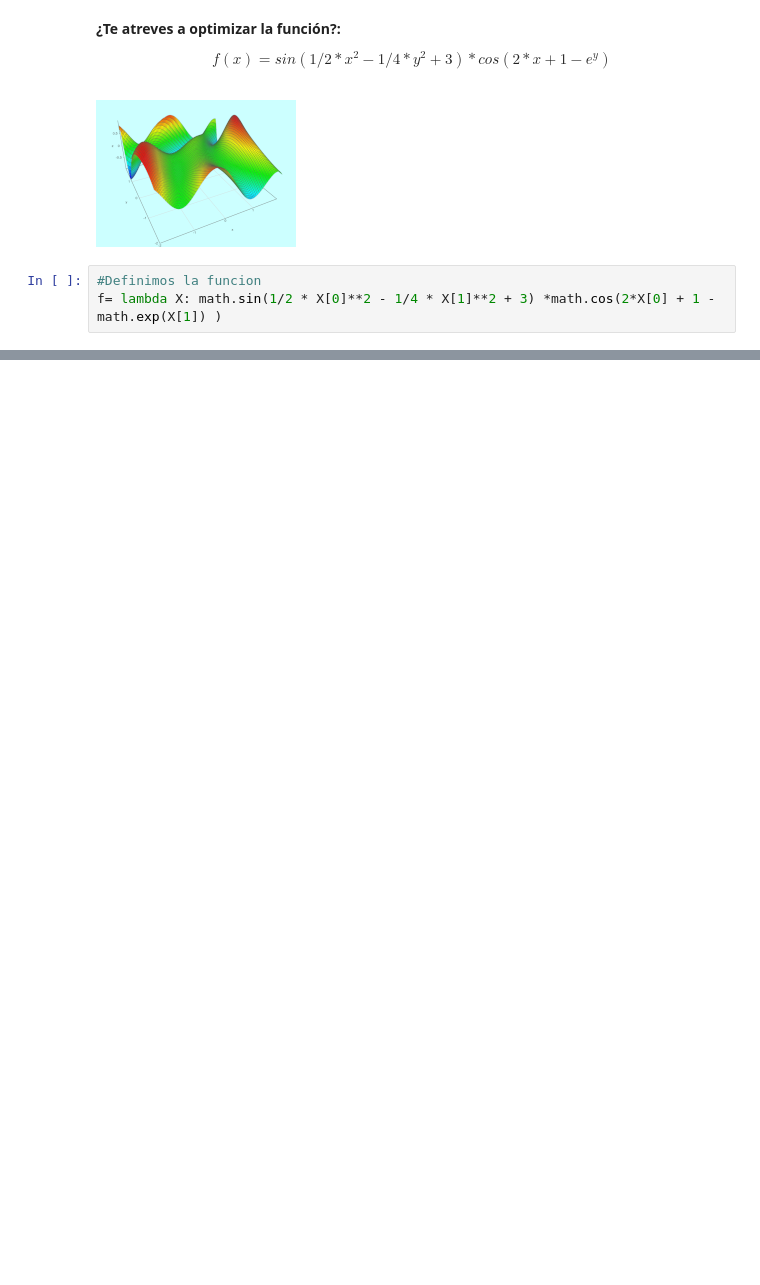
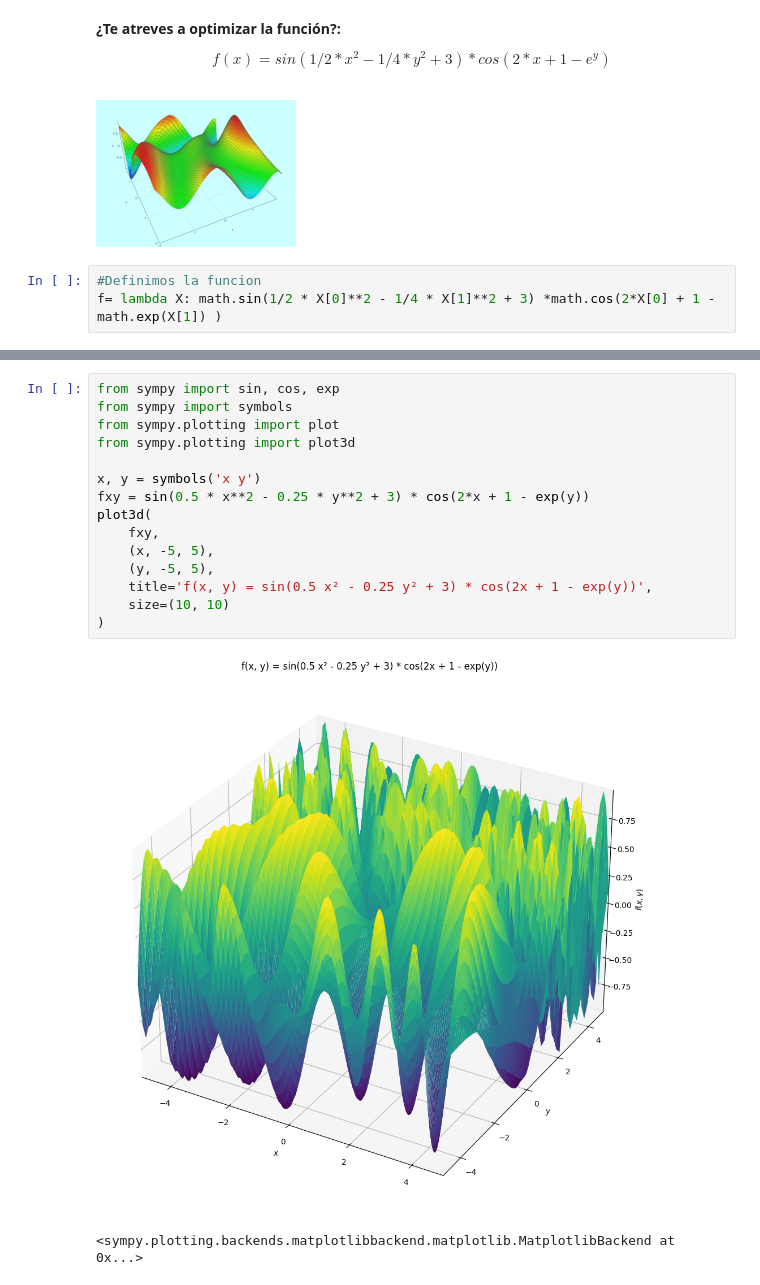
Before and after one commit to scarabinoalbano/03MIAR_04_A_2025-26_Algoritmos-de-Optimizacion, a Jupyter notebook: Albano_Scarabino_AG2.ipynb, the cells around one changed output, grey strips where cells are left out. Saved outputs shown, nothing was run; the diff lists cells and outputs as text; blank space fills up the shorter version.

```diff
--- a/Albano_Scarabino_AG2.ipynb
+++ b/Albano_Scarabino_AG2.ipynb
@@ -578,0 +653,18 @@ Alguna otra solucion interesante
+# %%
+from sympy import sin, cos, exp
+from sympy import symbols
+from sympy.plotting import plot
+from sympy.plotting import plot3d
+
+x, y = symbols('x y')
+fxy = sin(0.5 * x**2 - 0.25 * y**2 + 3) * cos(2*x + 1 - exp(y))
+plot3d(
+    fxy,
+    (x, -5, 5),
+    (y, -5, 5),
+    title='f(x, y) = sin(0.5 x² - 0.25 y² + 3) * cos(2x + 1 - exp(y))',
+    size=(10, 10)
+)
+# %% [output]
+[figure, added]
+<sympy.plotting.backends.matplotlibbackend.matplotlib.MatplotlibBackend at 0x...>
```
Also changed, not shown: parts of 6 cells of this notebook.
